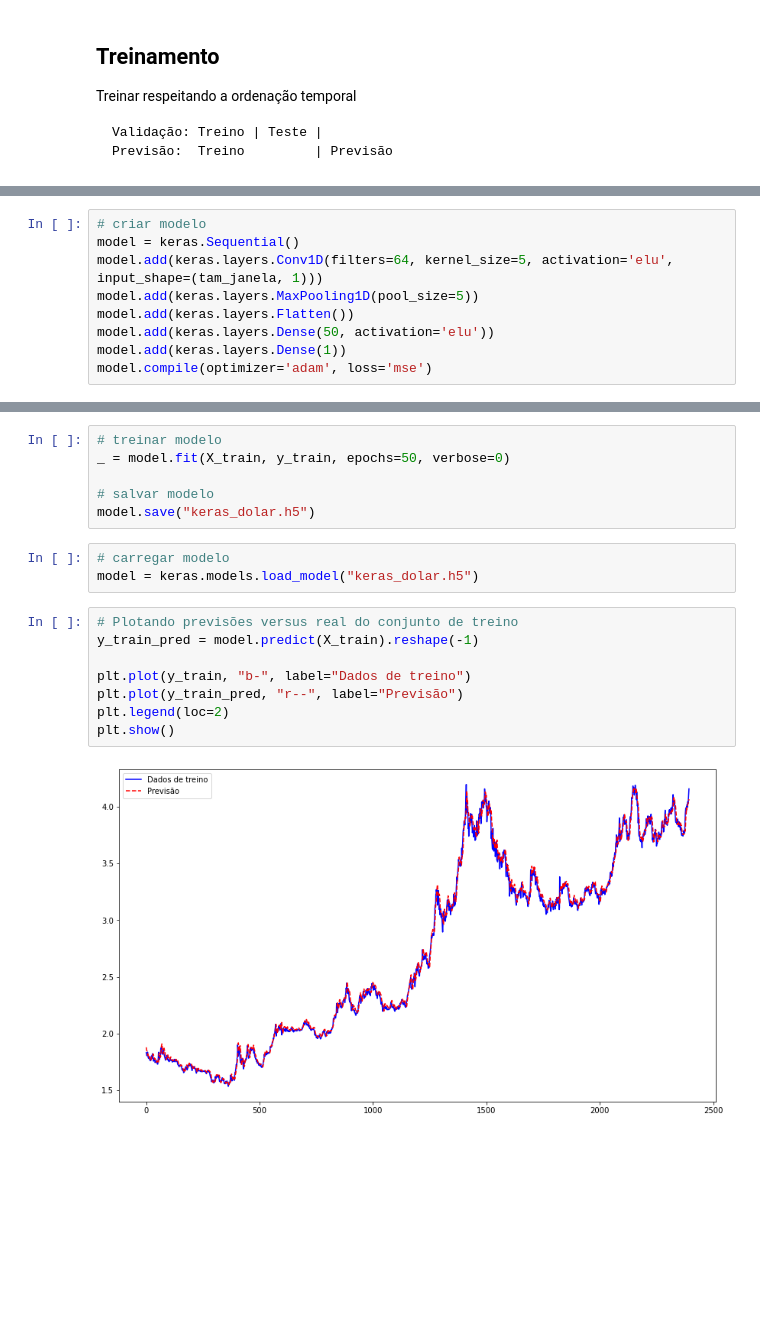
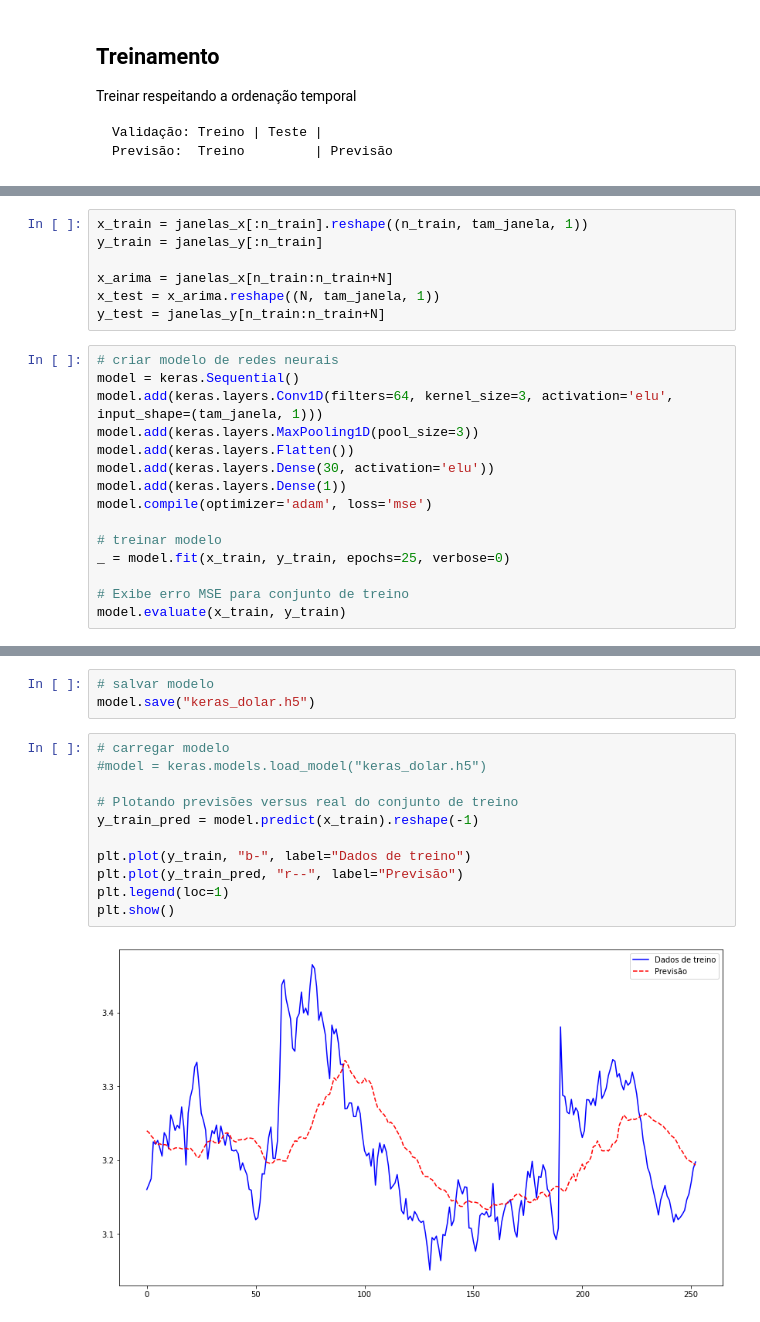
Before and after one commit to feanored/Perceptron, a Jupyter notebook: Keras_&_Séries_Temporais.ipynb, the cells around one changed output, grey strips where cells are left out. Saved outputs shown, nothing was run; the diff lists cells and outputs as text; blank space fills up the shorter version.

Commit message:
27/11 - Tentando ajustar janelas de dados

```diff
--- a/Keras_&_Séries_Temporais.ipynb
+++ b/Keras_&_Séries_Temporais.ipynb
@@ -146,9 +103,22 @@ X_test = x_test.reshape((len(x_test), tam_janela, 1))
+# %%
+x_train = janelas_x[:n_train].reshape((n_train, tam_janela, 1))
+y_train = janelas_y[:n_train]
+
+x_arima = janelas_x[n_train:n_train+N]
+x_test = x_arima.reshape((N, tam_janela, 1))
+y_test = janelas_y[n_train:n_train+N]
 # %%
-# criar modelo
+# criar modelo de redes neurais
 model = keras.Sequential()
-model.add(keras.layers.Conv1D(filters=64, kernel_size=5, activation='elu', input_shape=(tam_janela, 1)))
-model.add(keras.layers.MaxPooling1D(pool_size=5))
+model.add(keras.layers.Conv1D(filters=64, kernel_size=3, activation='elu', input_shape=(tam_janela, 1)))
+model.add(keras.layers.MaxPooling1D(pool_size=3))
 model.add(keras.layers.Flatten())
-model.add(keras.layers.Dense(50, activation='elu'))
+model.add(keras.layers.Dense(30, activation='elu'))
 model.add(keras.layers.Dense(1))
 model.compile(optimizer='adam', loss='mse')
+
+# treinar modelo
+_ = model.fit(x_train, y_train, epochs=25, verbose=0)
+
+# Exibe erro MSE para conjunto de treino
+model.evaluate(x_train, y_train)
@@ -155,19 +128,16 @@ model.compile(optimizer='adam', loss='mse')
 # %%
-# treinar modelo
-_ = model.fit(X_train, y_train, epochs=50, verbose=0)
-
 # salvar modelo
 model.save("keras_dolar.h5")
-# %%
-# carregar modelo
-model = keras.models.load_model("keras_dolar.h5")
 # %%
+# carregar modelo
+#model = keras.models.load_model("keras_dolar.h5")
+
 # Plotando previsões versus real do conjunto de treino
-y_train_pred = model.predict(X_train).reshape(-1)
+y_train_pred = model.predict(x_train).reshape(-1)
 
 plt.plot(y_train, "b-", label="Dados de treino")
 plt.plot(y_train_pred, "r--", label="Previsão")
-plt.legend(loc=2)
+plt.legend(loc=1)
 plt.show()
 # %% [output]
-[figure, old version]
+[figure, new version]
```
Also changed, not shown: parts of 25 cells of this notebook, 2 other files.
